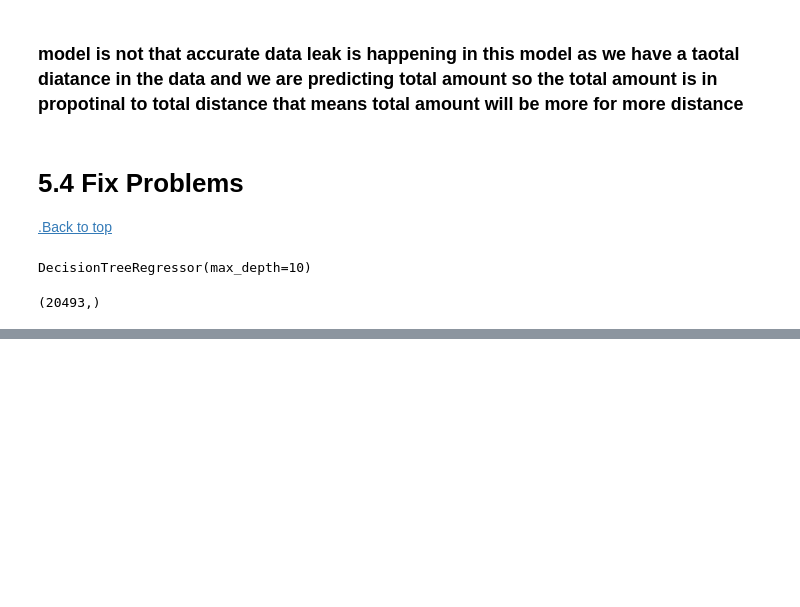
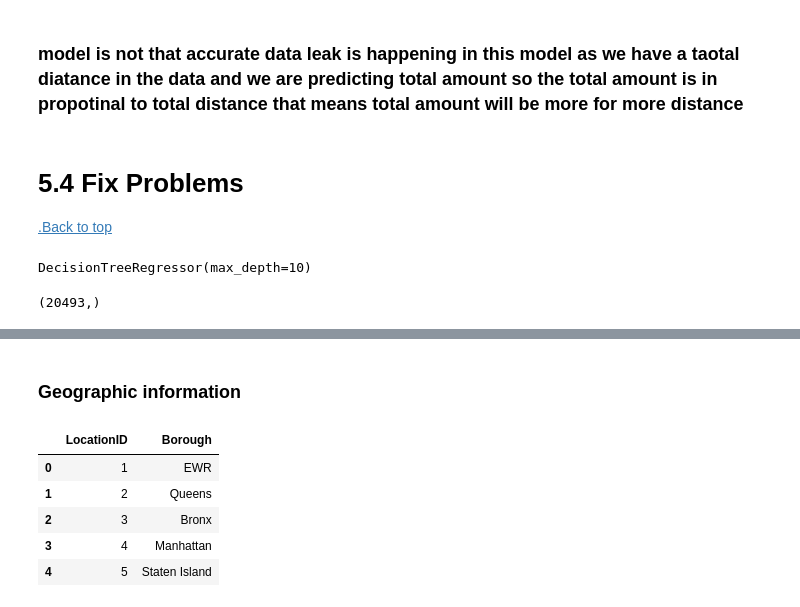
Before and after one commit to Alfej/Taxi-Data-Analysis, a Jupyter notebook: Presentable Notebook.ipynb, the cells around one changed output, grey strips where cells are left out. Saved outputs shown, nothing was run; the diff lists cells and outputs as text; code cells hidden in the pictures; blank space fills up the shorter version.

```diff
--- a/Presentable Notebook.ipynb
+++ b/Presentable Notebook.ipynb
@@ -549,0 +625,14 @@ r2 0.20363209312680897
+# %% [markdown]
+### Geographic information
+# %%
+zone_lookup = pd.read_csv('data/taxi_zone_lookup.csv')
+zone_lookup = zone_lookup[['LocationID','Borough']]
+zone_lookup['LocationID'] = zone_lookup['LocationID'].astype(str)
+zone_lookup.head()
+# %% [output]
+|  | LocationID | Borough |
+| 0 | 1 | EWR |
+| 1 | 2 | Queens |
+| 2 | 3 | Bronx |
+| 3 | 4 | Manhattan |
+| 4 | 5 | Staten Island |
```
Also changed, not shown: parts of 35 cells of this notebook.
